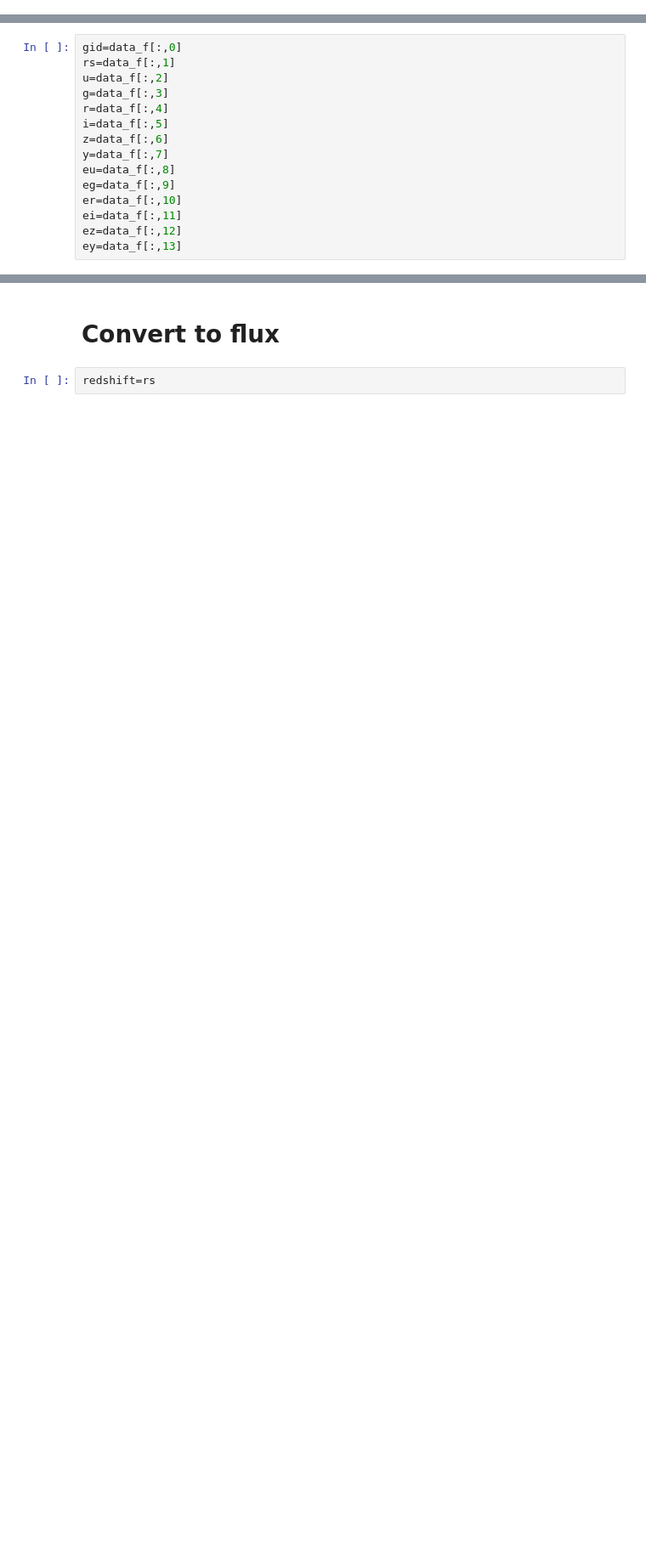
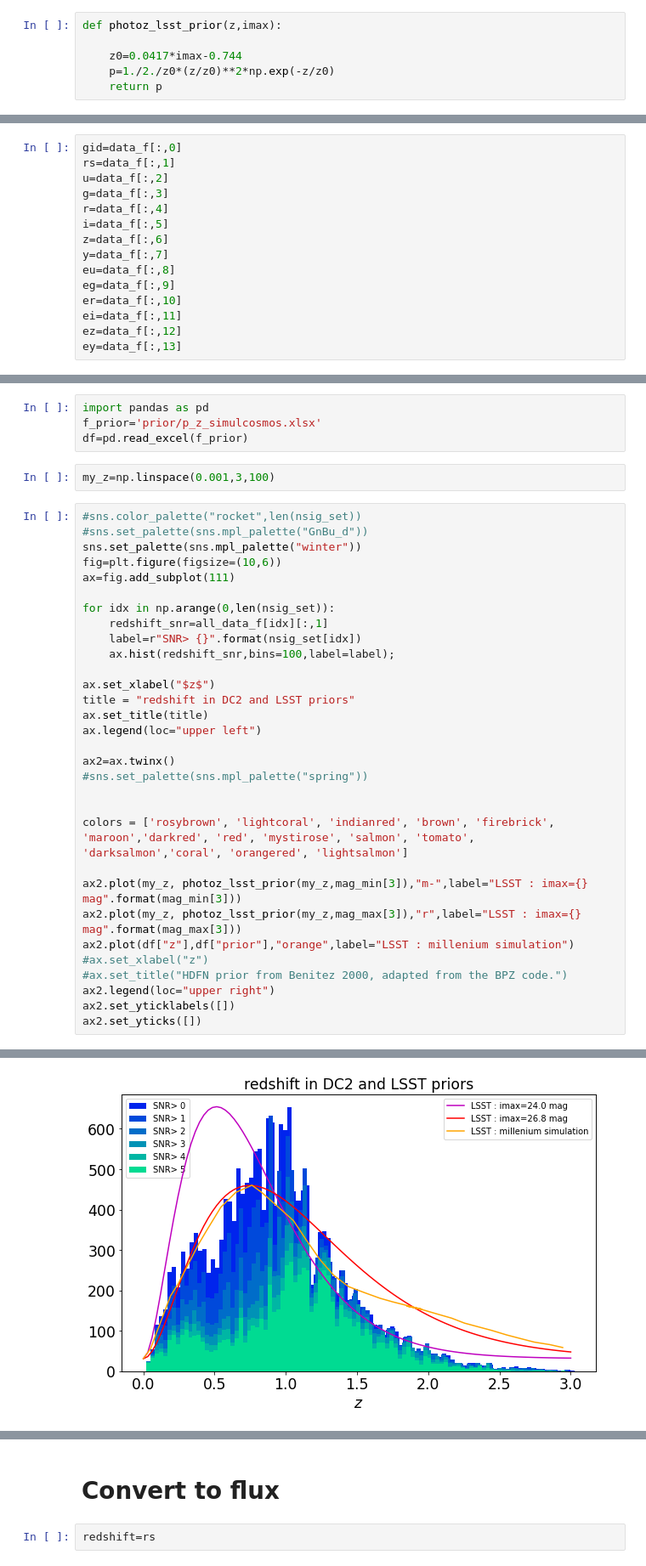
Before and after one commit to sylvielsstfr/MyDockerTools, a Jupyter notebook: UbuntuAnacondaDelightRail/notebooks/analysis_input_rail/Dumphdf5InputFileswithRAIL.ipynb, the cells around one changed output, grey strips where cells are left out. Shown at 85% size. Cells and saved outputs as stored; diff of their text form; blank space fills up the shorter version.

```diff
--- a/UbuntuAnacondaDelightRail/notebooks/analysis_input_rail/Dumphdf5InputFileswithRAIL.ipynb
+++ b/UbuntuAnacondaDelightRail/notebooks/analysis_input_rail/Dumphdf5InputFileswithRAIL.ipynb
@@ -173,2 +297,8 @@ len(fdata)
+# %%
+def photoz_lsst_prior(z,imax):
+
+    z0=0.0417*imax-0.744
+    p=1./2./z0*(z/z0)**2*np.exp(-z/z0)
+    return p
 # %% [markdown]
 # Plot
@@ -198,0 +384,38 @@ Text(0.5, 1.0, 'redshift')
+# %%
+import pandas as pd
+f_prior='prior/p_z_simulcosmos.xlsx'
+df=pd.read_excel(f_prior)
+# %%
+my_z=np.linspace(0.001,3,100)
+# %%
+#sns.color_palette("rocket",len(nsig_set))
+#sns.set_palette(sns.mpl_palette("GnBu_d"))
+sns.set_palette(sns.mpl_palette("winter"))
+fig=plt.figure(figsize=(10,6))
+ax=fig.add_subplot(111)
+
+for idx in np.arange(0,len(nsig_set)):
+    redshift_snr=all_data_f[idx][:,1]
+    label=r"SNR> {}".format(nsig_set[idx])
+    ax.hist(redshift_snr,bins=100,label=label);
+
+ax.set_xlabel("$z$")
+title = "redshift in DC2 and LSST priors"
+ax.set_title(title)
+ax.legend(loc="upper left")
+
+ax2=ax.twinx()
+#sns.set_palette(sns.mpl_palette("spring"))
+
+
+colors = ['rosybrown', 'lightcoral', 'indianred', 'brown', 'firebrick', 'maroon','darkred', 'red', 'mystirose', 'salmon', 'tomato', 'darksalmon','coral', 'orangered', 'lightsalmon']
+
+ax2.plot(my_z, photoz_lsst_prior(my_z,mag_min[3]),"m-",label="LSST : imax={} mag".format(mag_min[3]))
+ax2.plot(my_z, photoz_lsst_prior(my_z,mag_max[3]),"r",label="LSST : imax={} mag".format(mag_max[3]))
+ax2.plot(df["z"],df["prior"],"orange",label="LSST : millenium simulation")
+#ax.set_xlabel("z")
+#ax.set_title("HDFN prior from Benitez 2000, adapted from the BPZ code.")
+ax2.legend(loc="upper right")
+ax2.set_yticklabels([])
+ax2.set_yticks([])
+# %% [output]
@@ -198,0 +423 @@ Text(0.5, 1.0, 'redshift')
+[figure, added]
```
Also changed, not shown: parts of 42 cells of this notebook, 2 other files.
